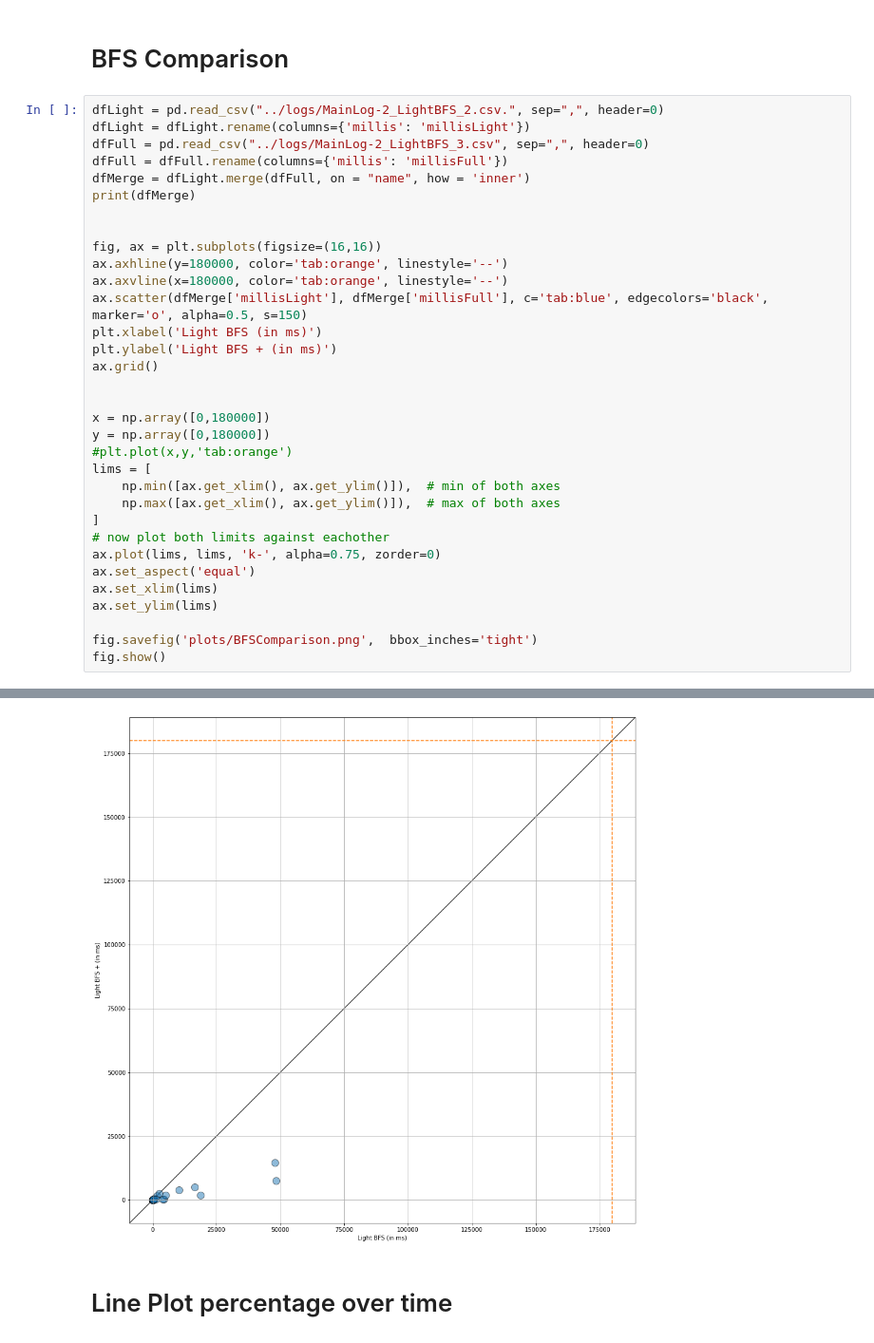
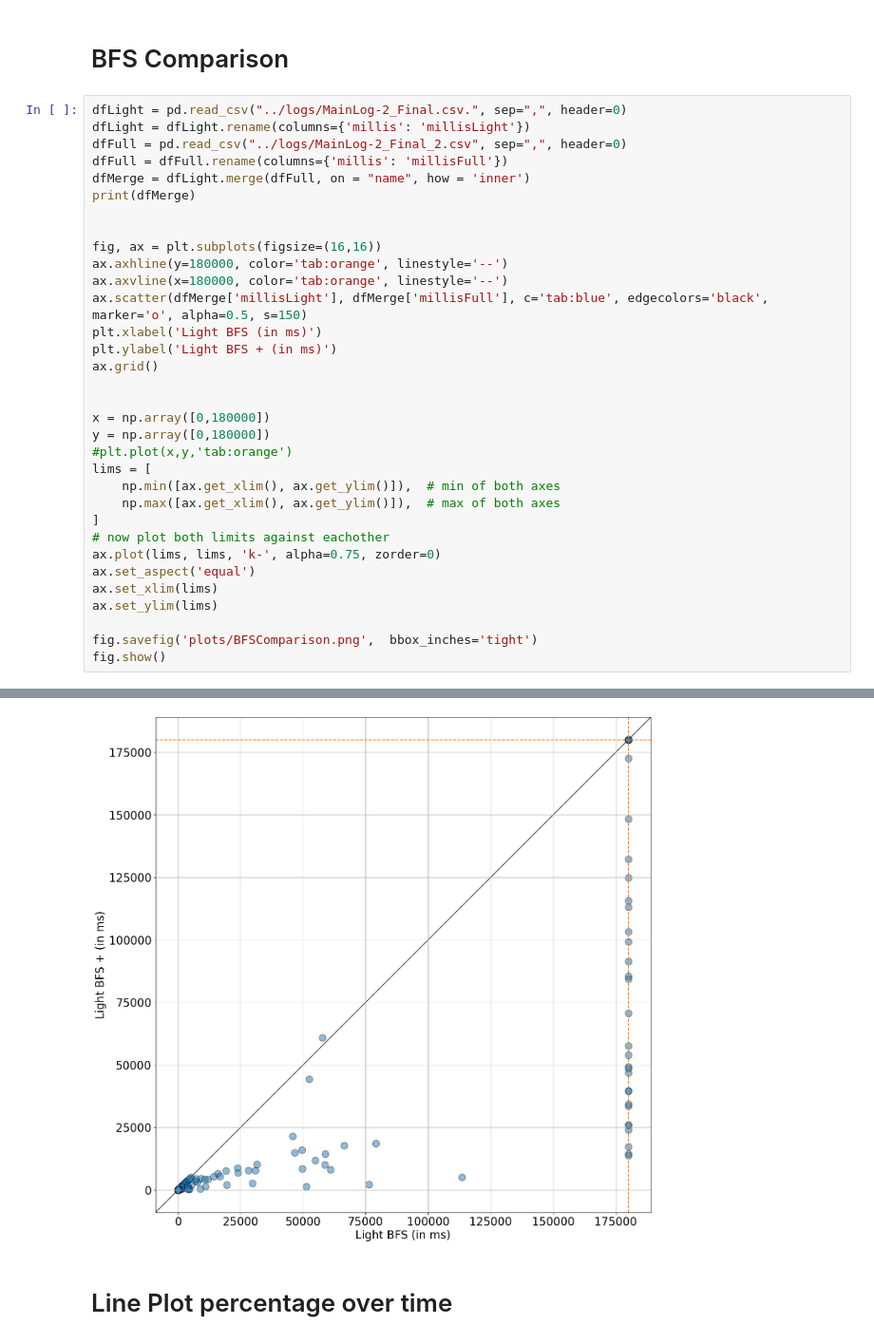
Before and after one commit to HenriDickel/DFVS-Solver, a Jupyter notebook: DFVS_Solver/out/production/DFVS_Solver/python/statistics_v2.ipynb, the cells around one changed output, grey strips where cells are left out. Shown at 95% size. Drawn from its saved outputs; the diff is of its cells as text.

Commit message:
Updated plots

```diff
--- a/DFVS_Solver/out/production/DFVS_Solver/python/statistics_v2.ipynb
+++ b/DFVS_Solver/out/production/DFVS_Solver/python/statistics_v2.ipynb
@@ -58,9 +58,9 @@ Overall: 72/90 (80.0%)
 # %% [markdown]
 # BFS Comparison
 # %%
-dfLight = pd.read_csv("../logs/MainLog-2_LightBFS_2.csv.", sep=",", header=0)
+dfLight = pd.read_csv("../logs/MainLog-2_Final.csv.", sep=",", header=0)
 dfLight = dfLight.rename(columns={'millis': 'millisLight'})
-dfFull = pd.read_csv("../logs/MainLog-2_LightBFS_3.csv", sep=",", header=0)
+dfFull = pd.read_csv("../logs/MainLog-2_Final_2.csv", sep=",", header=0)
 dfFull = dfFull.rename(columns={'millis': 'millisFull'})
 dfMerge = dfLight.merge(dfFull, on = "name", how = 'inner')
 print(dfMerge)
@@ -111,4 +111,4 @@ fig.show()
-[figure, old version]
+[figure, new version]
 # %% [markdown]
 # Line Plot percentage over time
 # %%
```
Also changed, not shown: parts of 4 cells of this notebook, 2 other files.
